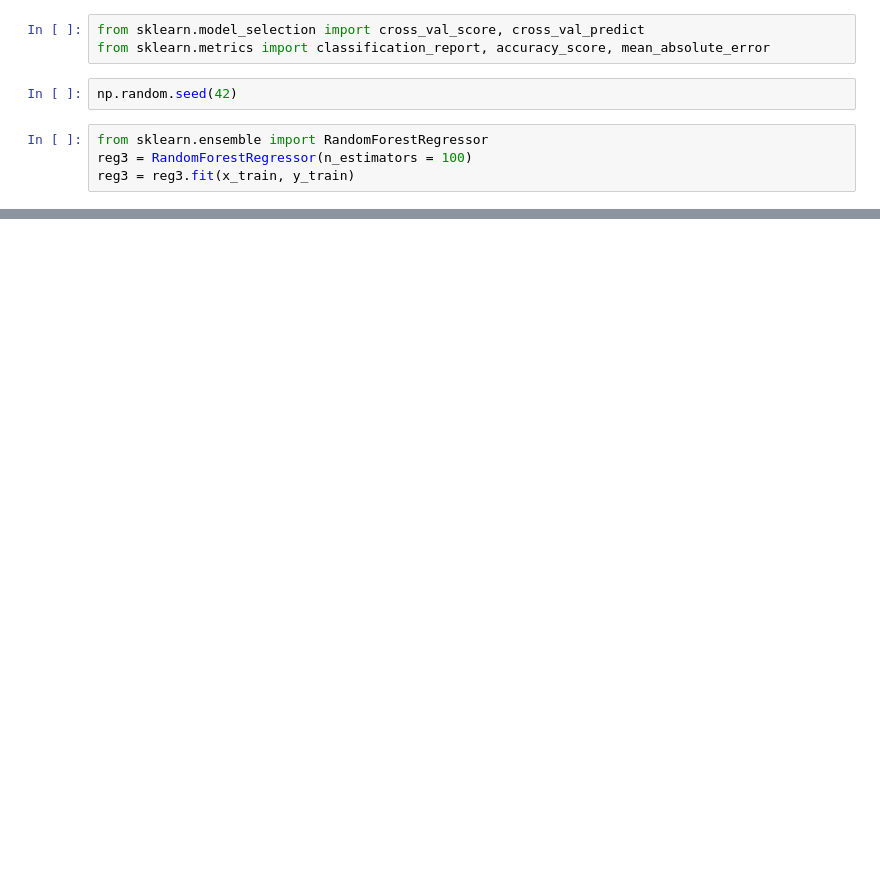
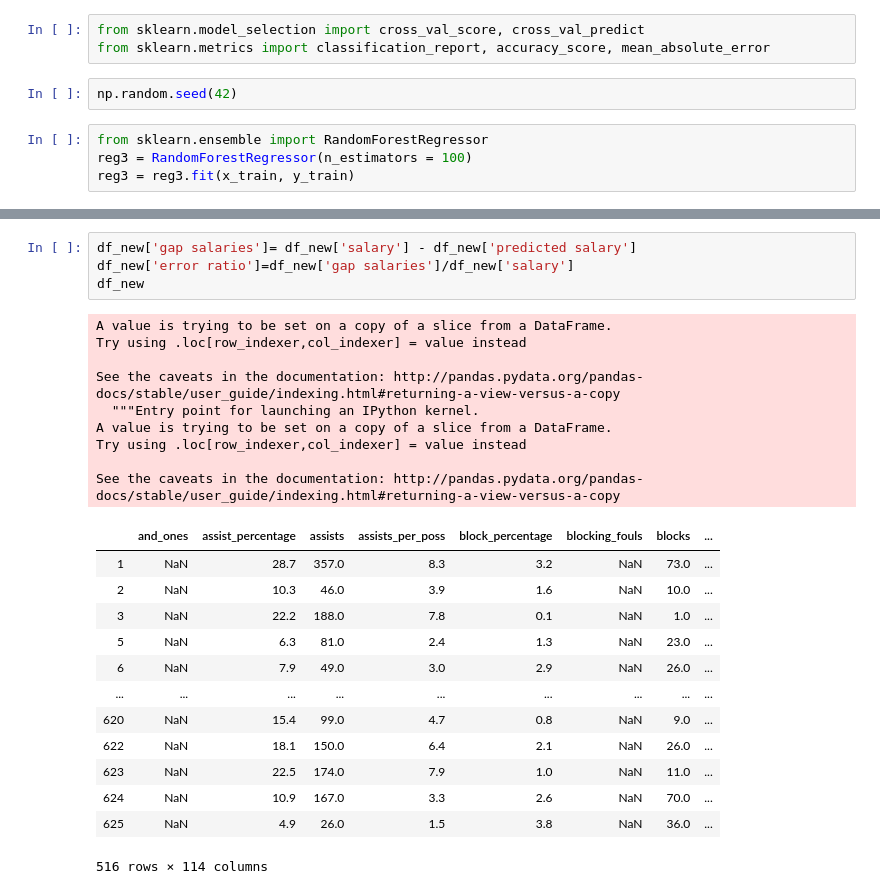
Before and after one commit to nael-farhan/python-project-nba-salaries, a Jupyter notebook: analysis and models.ipynb, the cells around one changed output, grey strips where cells are left out. Drawn from its saved outputs; the diff is of its cells as text; blank space fills up the shorter version.

```diff
--- a/analysis and models.ipynb
+++ b/analysis and models.ipynb
@@ -326,0 +507,27 @@ for i in range (10, 200, 10):
+# %%
+df_new['gap salaries']= df_new['salary'] - df_new['predicted salary']
+df_new['error ratio']=df_new['gap salaries']/df_new['salary']
+df_new
+# %% [output]
+A value is trying to be set on a copy of a slice from a DataFrame.
+Try using .loc[row_indexer,col_indexer] = value instead
+
+See the caveats in the documentation: http://pandas.pydata.org/pandas-docs/stable/user_guide/indexing.html#returning-a-view-versus-a-copy
+  """Entry point for launching an IPython kernel.
+A value is trying to be set on a copy of a slice from a DataFrame.
+Try using .loc[row_indexer,col_indexer] = value instead
+
+See the caveats in the documentation: http://pandas.pydata.org/pandas-docs/stable/user_guide/indexing.html#returning-a-view-versus-a-copy
+|  | and_ones | assist_percentage | assists | assists_per_poss | block_percentage | blocking_fouls | blocks | ... |
+| 1 | NaN | 28.7 | 357.0 | 8.3 | 3.2 | NaN | 73.0 | ... |
+| 2 | NaN | 10.3 | 46.0 | 3.9 | 1.6 | NaN | 10.0 | ... |
+| 3 | NaN | 22.2 | 188.0 | 7.8 | 0.1 | NaN | 1.0 | ... |
+| 5 | NaN | 6.3 | 81.0 | 2.4 | 1.3 | NaN | 23.0 | ... |
+| 6 | NaN | 7.9 | 49.0 | 3.0 | 2.9 | NaN | 26.0 | ... |
+| ... | ... | ... | ... | ... | ... | ... | ... | ... |
+| 620 | NaN | 15.4 | 99.0 | 4.7 | 0.8 | NaN | 9.0 | ... |
+| 622 | NaN | 18.1 | 150.0 | 6.4 | 2.1 | NaN | 26.0 | ... |
+| 623 | NaN | 22.5 | 174.0 | 7.9 | 1.0 | NaN | 11.0 | ... |
+| 624 | NaN | 10.9 | 167.0 | 3.3 | 2.6 | NaN | 70.0 | ... |
+| 625 | NaN | 4.9 | 26.0 | 1.5 | 3.8 | NaN | 36.0 | ... |
+516 rows × 114 columns
```
Also changed, not shown: parts of 74 cells of this notebook.
